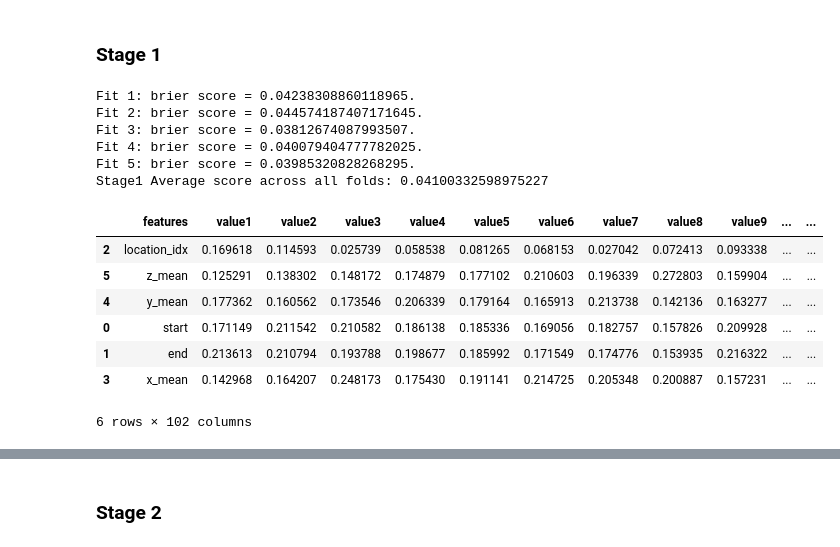
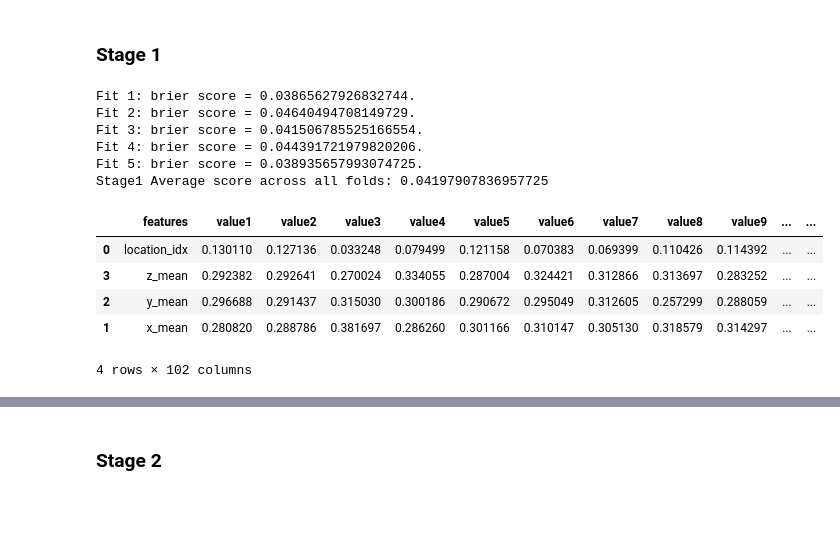
Before and after one commit to jasminepp/ADS, a Jupyter notebook: visualization_code/random_forest.ipynb, the cells around one changed output, grey strips where cells are left out. Saved outputs shown, nothing was run; the diff lists cells and outputs as text; code cells hidden in the pictures; blank space fills up the shorter version.

Commit message:
stage 0

```diff
--- a/visualization_code/random_forest.ipynb
+++ b/visualization_code/random_forest.ipynb
@@ -22,7 +88,7 @@ for i in range(1, 11):
         return [1 if value == max_value else 0 for value in target_list]
 
     target_df = pd.DataFrame(df['target_vector'].apply(set_max_to_one).tolist(), index=df.index)
-    features_df = df.drop(columns=['target_vector'])
+    features_df = df.drop(columns=['start', 'end','target_vector'])
     datasets1.append((features_df, target_df))
 kf = KFold(n_splits=5, shuffle=True, random_state=43)
 
@@ -56,38 +122,36 @@ for train_index, test_index in kf.split(datasets1):
 
 print(f'Stage1 Average score across all folds: {np.mean(brier_scores1)}')
 # %% [output]
-Fit 1: brier score = 0.04238308860118965.
-Fit 2: brier score = 0.044574187407171645.
-Fit 3: brier score = 0.03812674087993507.
-Fit 4: brier score = 0.040079404777782025.
-Fit 5: brier score = 0.03985320828268295.
-Stage1 Average score across all folds: 0.04100332598975227
+Fit 1: brier score = 0.03865627926832744.
+Fit 2: brier score = 0.04640494708149729.
+Fit 3: brier score = 0.041506785525166554.
+Fit 4: brier score = 0.044391721979820206.
+Fit 5: brier score = 0.038935657993074725.
+Stage1 Average score across all folds: 0.04197907836957725
 # %%
 importance_df1 = pd.DataFrame()
 
-features1 = ['start', 'end', 'location_idx', 'x_mean', 'y_mean', 'z_mean']
+features1 = ['location_idx', 'x_mean', 'y_mean', 'z_mean']
 
 importance_df1['features'] = features1
 
 counter = 1
 for generator in model_importance1:
     for value in generator:
         col_name = 'value' + str(counter)
         importance_df1[col_name] = value
         counter += 1
 
 importance_df1['mean'] = importance_df1.drop('features', axis=1).mean(axis=1)
 importance_df1 = importance_df1.sort_values(by='mean')
 importance_df1
 # %% [output]
 |  | features | value1 | value2 | value3 | value4 | value5 | value6 | value7 | value8 | value9 | ... | ... |
-| 2 | location_idx | 0.169618 | 0.114593 | 0.025739 | 0.058538 | 0.081265 | 0.068153 | 0.027042 | 0.072413 | 0.093338 | ... | ... |
-| 5 | z_mean | 0.125291 | 0.138302 | 0.148172 | 0.174879 | 0.177102 | 0.210603 | 0.196339 | 0.272803 | 0.159904 | ... | ... |
-| 4 | y_mean | 0.177362 | 0.160562 | 0.173546 | 0.206339 | 0.179164 | 0.165913 | 0.213738 | 0.142136 | 0.163277 | ... | ... |
-| 0 | start | 0.171149 | 0.211542 | 0.210582 | 0.186138 | 0.185336 | 0.169056 | 0.182757 | 0.157826 | 0.209928 | ... | ... |
-| 1 | end | 0.213613 | 0.210794 | 0.193788 | 0.198677 | 0.185992 | 0.171549 | 0.174776 | 0.153935 | 0.216322 | ... | ... |
-| 3 | x_mean | 0.142968 | 0.164207 | 0.248173 | 0.175430 | 0.191141 | 0.214725 | 0.205348 | 0.200887 | 0.157231 | ... | ... |
+| 0 | location_idx | 0.130110 | 0.127136 | 0.033248 | 0.079499 | 0.121158 | 0.070383 | 0.069399 | 0.110426 | 0.114392 | ... | ... |
+| 3 | z_mean | 0.292382 | 0.292641 | 0.270024 | 0.334055 | 0.287004 | 0.324421 | 0.312866 | 0.313697 | 0.283252 | ... | ... |
+| 2 | y_mean | 0.296688 | 0.291437 | 0.315030 | 0.300186 | 0.290672 | 0.295049 | 0.312605 | 0.257299 | 0.288059 | ... | ... |
+| 1 | x_mean | 0.280820 | 0.288786 | 0.381697 | 0.286260 | 0.301166 | 0.310147 | 0.305130 | 0.318579 | 0.314297 | ... | ... |
-6 rows × 102 columns
+4 rows × 102 columns
 # %%
 from matplotlib.colors import LinearSegmentedColormap
 import matplotlib.pyplot as plt
```
Also changed, not shown: parts of 2 cells of this notebook, 17 other files.
